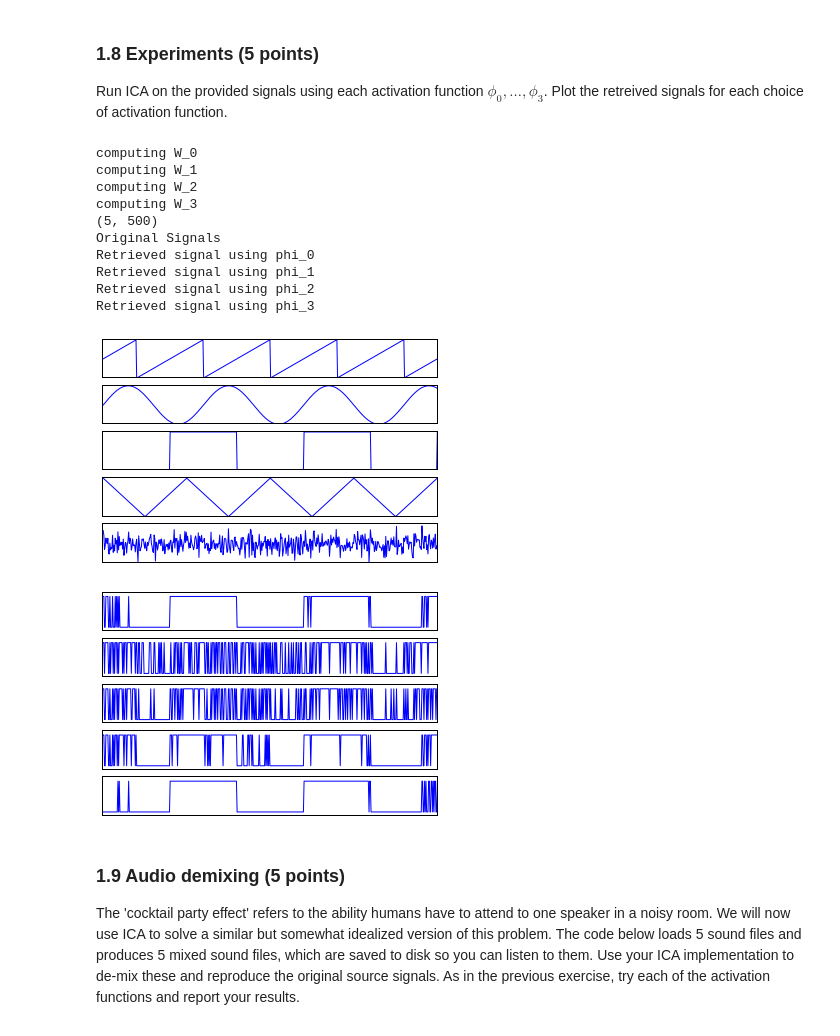
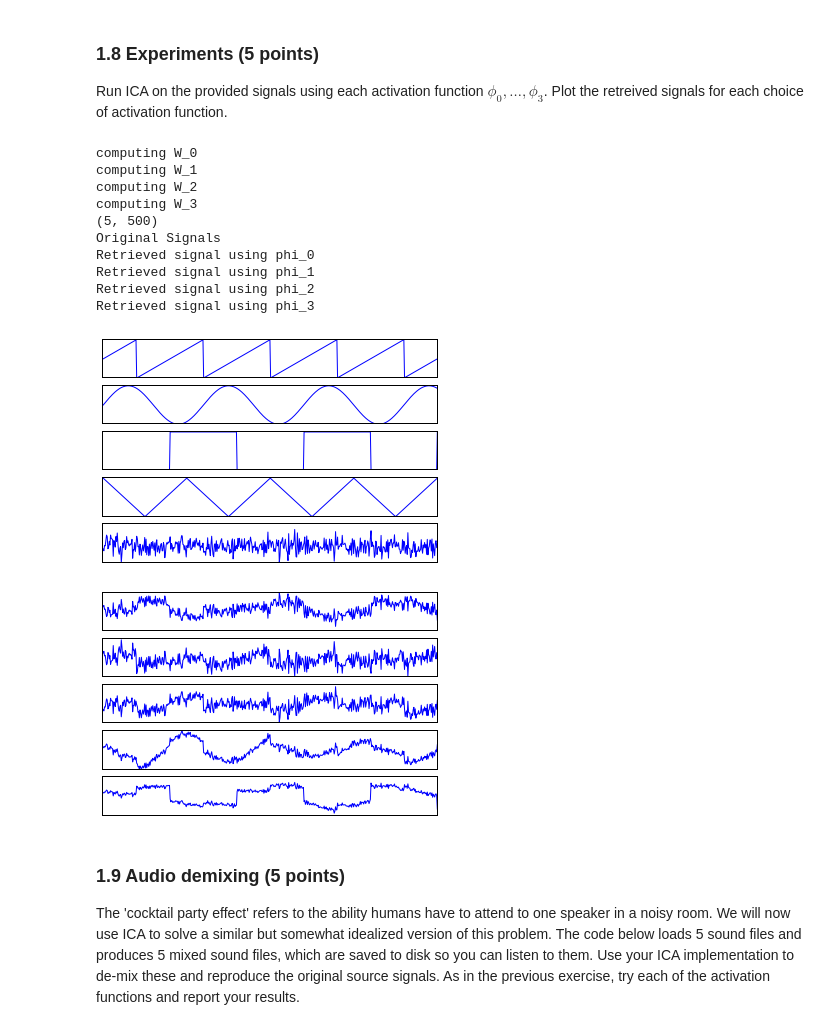
Before and after one commit to sagieske/ml2, a Jupyter notebook: lab1.ipynb, the cells around one changed output. Cells and saved outputs as stored; diff of their text form; code cells hidden in the pictures.

Commit message:
Added convergence check, ICA is working badly

```diff
--- a/lab1.ipynb
+++ b/lab1.ipynb
@@ -378,7 +385,11 @@ def ICA(X, activation_function, learning_rate, iterations):
         x_hat = W * a
         #Adjust weights
         weight_adjust = z * x_hat
-        W += learning_rate * (W + weight_adjust)
+        delta_W =learning_rate * (W + weight_adjust)
+        W += delta_W
+        #Check for convergence
+        if delta_W.sum() < 0.0001:
+            break
     return W
 
 W = ICA(X, lambda a: -np.tanh(a), 0.001, 100)
@@ -391,36 +402,36 @@ def test_ICA(X, learning_rate, iterations):
     W_0 = ICA(X, lambda a: -np.tanh(a), learning_rate, iterations)
     print "computing W_1"
     W_1 = ICA(X, lambda a: -a + np.tanh(a), learning_rate, iterations)
     print "computing W_2"
     W_2 = ICA(X, lambda a: -(a**3), learning_rate, iterations)
     print "computing W_3"
     W_3 = ICA(X, lambda a: -(6*a/(a**2 + 5)), learning_rate, iterations)
     print np.shape(W_0)
     print "Original Signals"
     plot_signals(S)
     print "Retrieved signal using phi_0"
     plot_signals(X * W_0)
     print "Retrieved signal using phi_1"
     #plot_signals(X*W_1)
     print "Retrieved signal using phi_2"
     #plot_signals(X*W_2)
     print "Retrieved signal using phi_3"
     #plot_signals(X*W_3)
 
-test_ICA(X, 0.01,1000)
+test_ICA(W_x, 0.01,1000000)
 # %% [output]
 computing W_0
 computing W_1
 computing W_2
 computing W_3
 (5, 500)
 Original Signals
 Retrieved signal using phi_0
 Retrieved signal using phi_1
 Retrieved signal using phi_2
 Retrieved signal using phi_3
-[figure, old version]
+[figure, new version]
-[figure, old version]
+[figure, new version]
 # %% [markdown]
 
 
```
Also changed, not shown: parts of 6 cells of this notebook.
